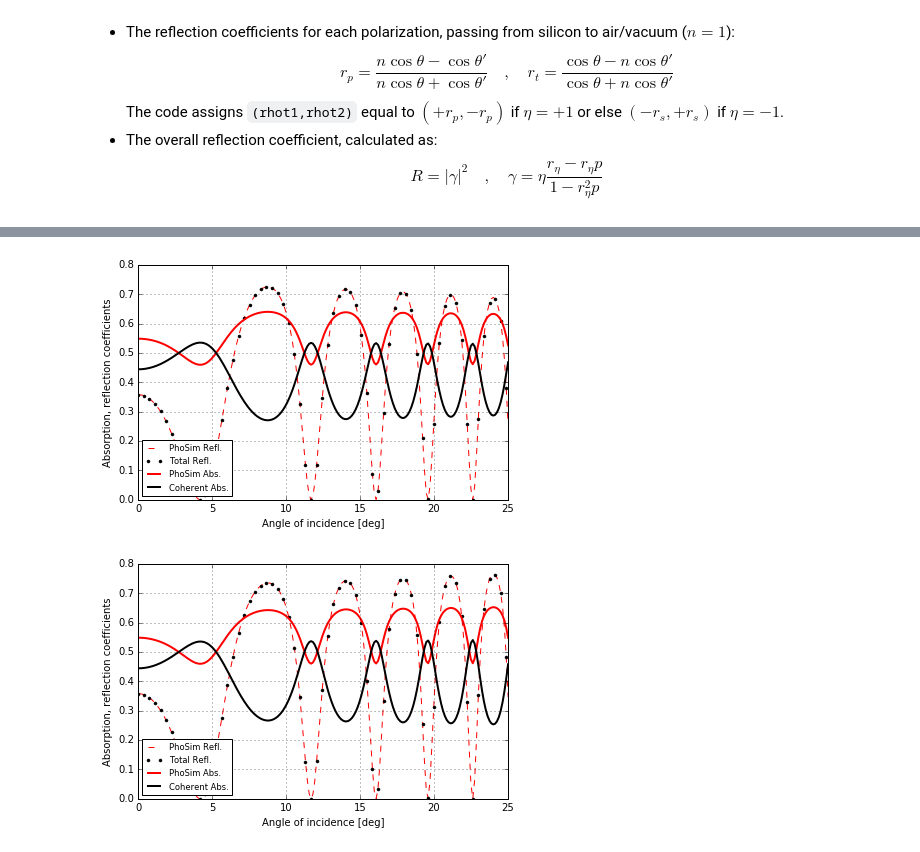
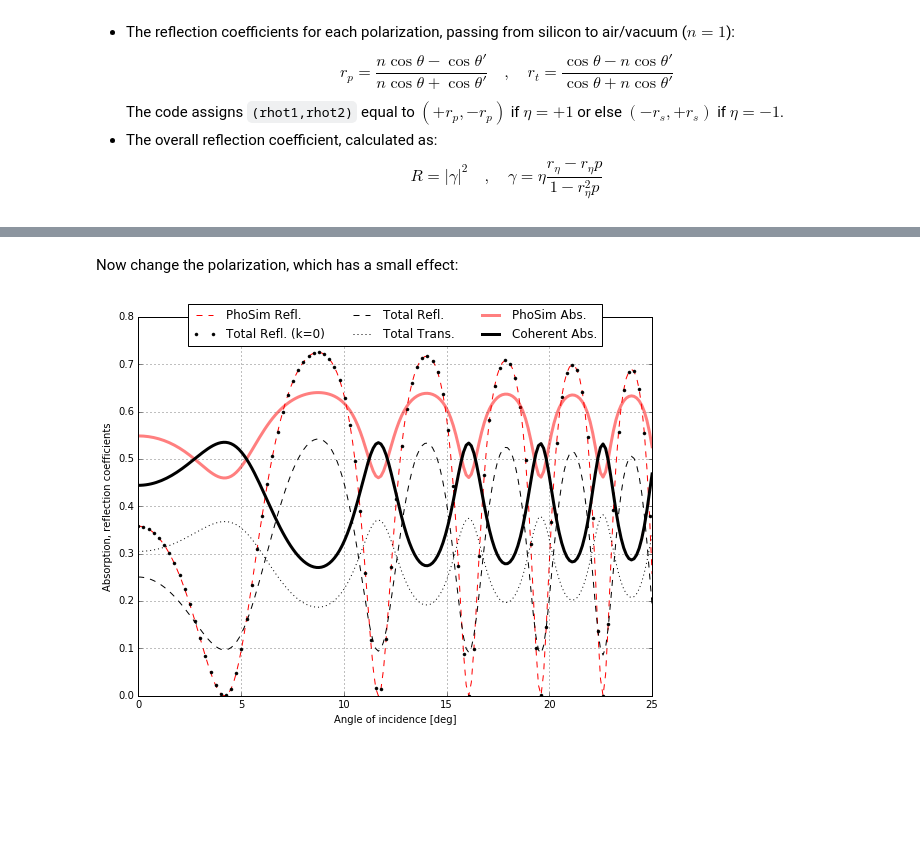
Before and after one commit to dkirkby/AstroCCD, a Jupyter notebook: Fringing.ipynb, the cells around one changed output, grey strips where cells are left out. Saved outputs shown, nothing was run; the diff lists cells and outputs as text; code cells hidden in the pictures; blank space fills up the shorter version.

Commit message:
Update phosim comparison with different index of refraction

```diff
--- a/Fringing.ipynb
+++ b/Fringing.ipynb
@@ -854,7 +861,10 @@ def phosim_propagate(theta, eta, wavelength, thickness=100*u.um):
 def tmm_phosim(theta, polarization, wavelength, nSi, thickness=100*u.um):
     """
     Perform a TMM fully coherent calculation of the same geometry assumed by PhoSim:
-    A single layer of Si with vacuum above and below.
+    A single layer of Si with vacuum above and below. Returns the total reflection (R)
+    and absorption (A) coefficients.  Expects a complex index of refraction nSi,
+    but matches the output of phosim_reflection() when the imaginary component
+    is set to zero.
     """
     n_list = [1.0, nSi, 1.0]
     thickness_um = (np.inf, 100.0, np.inf)
@@ -869,0 +882,4 @@ def tmm_phosim(theta, polarization, wavelength, nSi, thickness=100*u.um):
+# %%
+nSi_295 = index_of_refraction['Si'](1000.)
+nSi_273 = 3.64336 + 0.00059654j
+nSi_295, nSi_273
@@ -870,23 +890,29 @@ def tmm_phosim(theta, polarization, wavelength, nSi, thickness=100*u.um):
 # %%
-def plot_phosim(wavelength=1*u.um, polarization='p', save=None):
+def plot_phosim(wavelength=1*u.um, polarization='p', nSi=nSi_295, save=None):
     """
     Compare the reflection and absorption coefficients calculated by
     PhoSim and TMM at a fixed wavelength and polarization.
     """
-    nSi = index_of_refraction['Si'](wavelength.to(u.nm).value)
-    eta = +1 if polarization == 's' else -1
+    theta = np.linspace(0., 25., 200) * u.deg
 
-    theta = np.linspace(0., 25., 200) * u.deg
-    R_phosim, A_phosim = phosim_propagate(theta, eta, wavelength)
+    # Calculate phosim reflection coefficient and total absorption.
+    R_phosim, A_phosim = phosim_propagate(theta, polarization, wavelength, nSi)
+
+    # Calculate TMM reflection when extinction k=0, to compare with phosim R.
     R_tmm_real, _ = tmm_phosim(theta, polarization, wavelength, np.real(nSi))
+
+    # Calculate TMM fully coherent solution, including extinction.
     R_tmm, A_tmm = tmm_phosim(theta, polarization, wavelength, nSi)
 
+    fig = plt.figure(figsize=(8, 6))
     plt.plot(theta, R_phosim, 'r--', label='PhoSim Refl.')
-    plt.plot(theta[::3], R_tmm_real[::3], 'k.', lw=0, label='Total Refl.')
-    plt.plot(theta, A_phosim, 'r-', lw=2, label='PhoSim Abs.')
-    plt.plot(theta, A_tmm, 'k-', lw=2, label='Coherent Abs.')
+    plt.plot(theta[::2], R_tmm_real[::2], 'k.', lw=0, label='Total Refl. (k=0)')
+    plt.plot(theta, R_tmm, 'k--', label='Total Refl.')
+    plt.plot(theta, 1 - R_tmm - A_tmm, 'k:', label='Total Trans.')
+    plt.plot(theta, A_phosim, 'r-', lw=3, alpha=0.5, label='PhoSim Abs.')
+    plt.plot(theta, A_tmm, 'k-', lw=3, alpha=1, label='Coherent Abs.')
 
-    plt.legend(loc='lower left', fontsize='small')
+    plt.legend(loc='upper center', bbox_to_anchor=(0.5, 1.05), ncol=3)
     plt.xlabel('Angle of incidence [deg]')
     plt.ylabel('Absorption, reflection coefficients')
     plt.grid()
@@ -896,8 +934,6 @@ def plot_phosim(wavelength=1*u.um, polarization='p', save=None):
+# %% [markdown]
+Now change the polarization, which has a small effect:
 # %%
-plot_phosim(wavelength=1*u.um, polarization='p')
+plot_phosim(wavelength=1*u.um, polarization='p', nSi=nSi_295)
 # %% [output]
-[figure, old version]
+[figure, new version]
-# %%
-plot_phosim(wavelength=1*u.um, polarization='s')
-# %% [output]
-[figure, removed]
```
Also changed, not shown: parts of 10 cells of this notebook.
